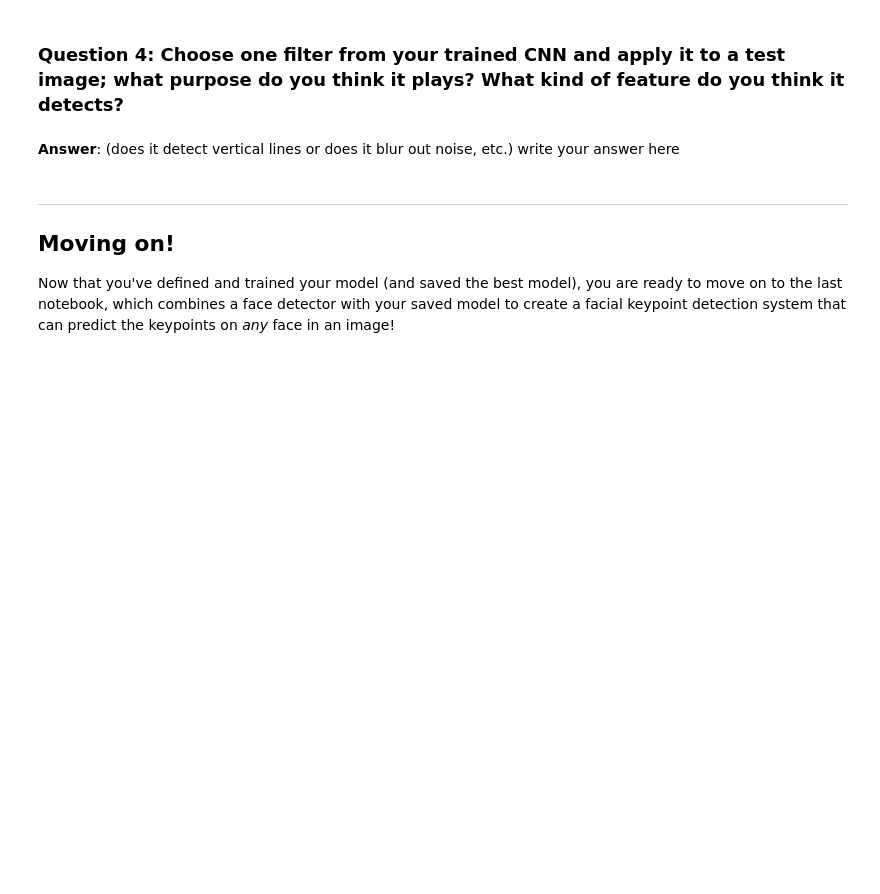
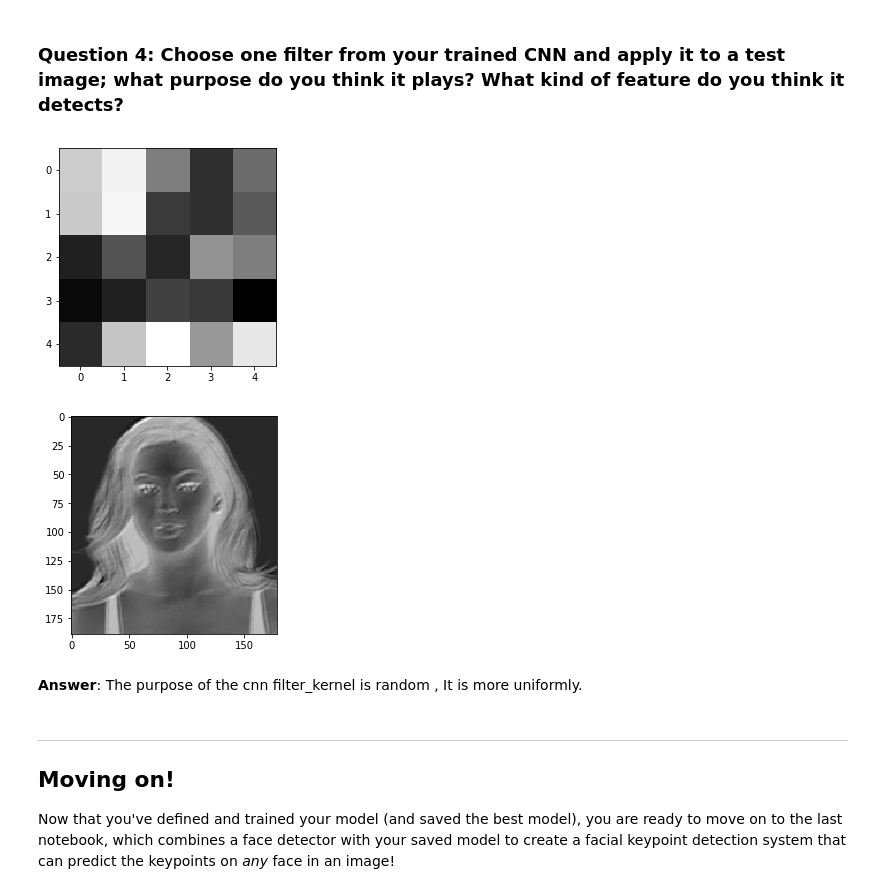
Before and after one commit to xueweiyema/FacialKeypoint, a Jupyter notebook: 2. Define the Network Architecture.ipynb, the cells around one changed output. Saved outputs shown, nothing was run; the diff lists cells and outputs as text; code cells hidden in the pictures; blank space fills up the shorter version.

```diff
--- a/2. Define the Network Architecture.ipynb
+++ b/2. Define the Network Architecture.ipynb
@@ -513,7 +535,17 @@ Next, choose a test image and filter it with one of the convolutional kernels in
 # %% [markdown]
 ### Question 4: Choose one filter from your trained CNN and apply it to a test image; what purpose do you think it plays? What kind of feature do you think it detects?
-# %% [markdown]
-**Answer**: (does it detect vertical lines or does it blur out noise, etc.) write your answer here
+# %%
+filter_kernel = w[0][0]
+filtered_image = cv2.filter2D(image, -1, filter_kernel)
+plt.imshow(filter_kernel, cmap='gray')
+plt.show()
+plt.imshow(filtered_image, cmap='gray')
+plt.show()
+# %% [output]
+[figure, added]
+[figure, added]
+# %% [markdown]
+**Answer**: The purpose of the cnn filter_kernel is random , It is more uniformly.
 # %% [markdown]
 ---
 ## Moving on!
```
Also changed, not shown: parts of 11 cells of this notebook, 2 other files.
